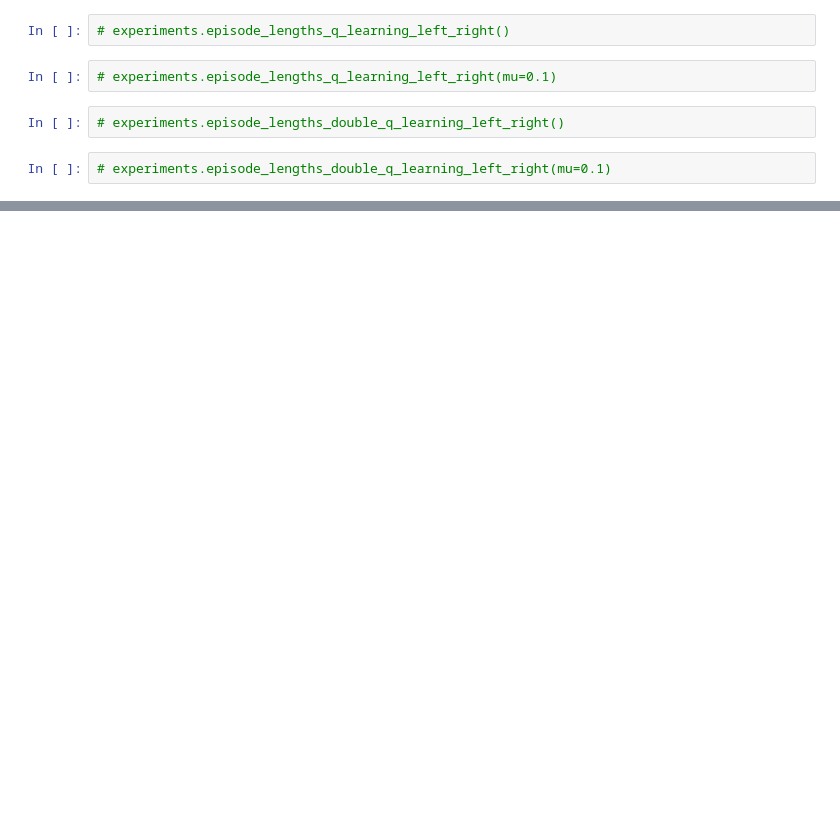
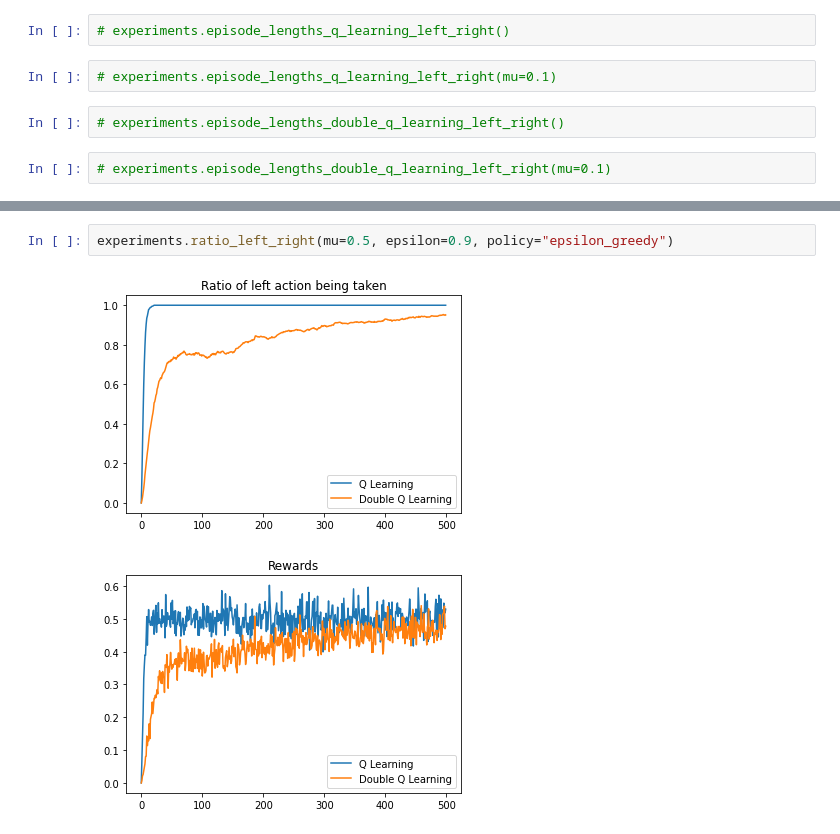
Before and after one commit to ThijsKuipers1995/RL_project, a Jupyter notebook: results.ipynb, the cells around one changed output, grey strips where cells are left out. Cells and saved outputs as stored; diff of their text form; blank space fills up the shorter version.

```diff
--- a/results.ipynb
+++ b/results.ipynb
@@ -34,0 +46,5 @@ experiments.episode_lengths_double_q_learning_stochastic()
+# %%
+experiments.ratio_left_right(mu=0.5, epsilon=0.9, policy="epsilon_greedy")
+# %% [output]
+[figure, added]
+[figure, added]
```
Also changed, not shown: parts of 10 cells of this notebook, 1 other file.
